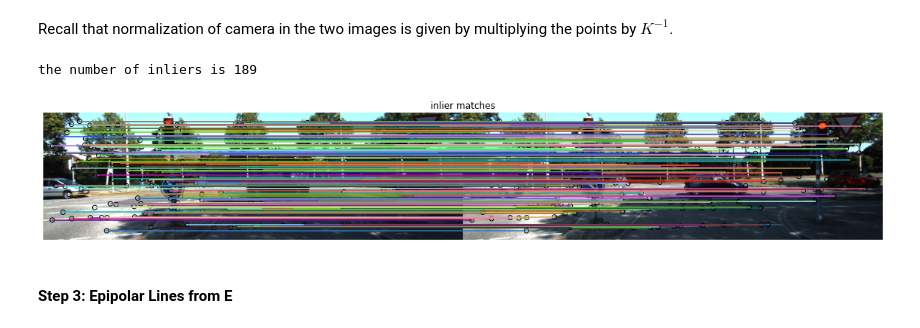
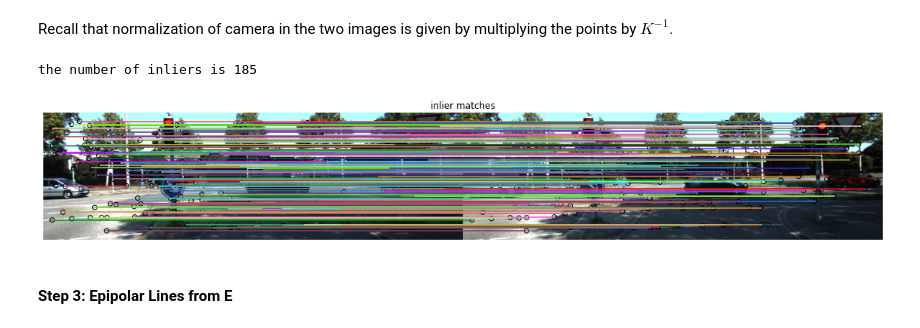
Before and after one commit to meixinzhang/rigid-moving-objects, a Jupyter notebook: rigid-moving-object.ipynb, the cells around one changed output. Drawn from its saved outputs; the diff is of its cells as text; code cells hidden in the pictures.

```diff
--- a/rigid-moving-object.ipynb
+++ b/rigid-moving-object.ipynb
@@ -101,51 +110,35 @@ the number of matches is 199
 # %% [markdown]
 Recall that normalization of camera in the two images is given by multiplying the points by $K^{-1}$.
 # %%
-# ptsL, ptsR = matchedpoints_to_pairpoints(keypointsL, keypointsR, matchesLR)
-ptsL1 = []
-ptsR1 = []
-for i in matchesLR:
-  ptsL1.append(keypointsL[i[0]])
-  ptsR1.append(keypointsR[i[1]])
-ptsL1 = np.array(ptsL1)
-ptsR1 = np.array(ptsR1)
+ptsL_inv, ptsR_inv = matchedpoints_to_pairpoints(keypointsL, keypointsR, matchesLR)
 # swapping columns using advanced indexing https://docs.scipy.org/doc/numpy/reference/arra
 # This changes point coordinates from (y,x) in ptsL1/ptsR1 to (x,y) in ptsL/ptsR
-ptsL = ptsL1[:,[1, 0]]
-ptsR = ptsR1[:,[1, 0]]
+ptsL, ptsR = ptsL_inv[:,[1, 0]], ptsR_inv[:,[1, 0]]
 
-# normalization of points in two images using K (intrinsic parameters) e.g. in the following three steps
-# a. convert original points to homogeneous 3-vectors (append "1" as a 3rd coordinate using np.append function)
-ptsL_homogeneous = np.column_stack((ptsL, np.ones(ptsL.shape[0])))
-ptsR_homogeneous = np.column_stack((ptsR, np.ones(ptsR.shape[0])))
-# b. transform the point by applying the inverse of K
-K_inverse = la.inv(K)
-n_ptsL_homogenous = np.matmul(K_inverse, ptsL_homogeneous.T).T
-n_ptsR_homogenous = np.matmul(K_inverse, ptsR_homogeneous.T).T
-# c. convert homogeneous 3-vectors to 2-vectors (in R2)
-# since the inverse of K the last row is [0, 0, 1], the scale is not changed
-n_ptsL = n_ptsL_homogenous[:, :2]
-n_ptsR = n_ptsR_homogenous[:, :2]
+n_ptsL = camera_calib_nomalization(ptsL, K)
+n_ptsR = camera_calib_nomalization(ptsR, K)
 
-# REPLACE HERE RANSAC BY UFL
+# TODO: REPLACE HERE RANSAC BY UFL
 # robustly estimate essential matrix using normalized points and RANSAC
-E_trans, E_inliers = ransac((n_ptsL, n_ptsR), EssentialMatrixTransform, min_samples=8, residual_threshold=0.0005, max_trials=5000)
+E_trans, E_inliers = ransac((n_ptsL, n_ptsR), EssentialMatrixTransform, min_samples=8, residual_threshold=0.0001, max_trials=5000)
 num_inliers = np.sum(E_inliers)
 print ('the number of inliers is {:2d}'.format(num_inliers))
+# Singular values for E
+E = E_trans.params
 
 ind = np.ogrid[:n_ptsL.shape[0]]
 EmatchesRansac = np.column_stack((ind[E_inliers],ind[E_inliers]))
 
 fig = plt.figure(5,figsize = (20, 8))
 axA = plt.subplot(111)
 axA.set_title("inlier matches")
 plt.gray()
 # NOTE: function "plot matches" expects that keypoint coordinates are given as (y,x), that is (row, col)
-plot_matches(axA, imL, imR, ptsL1, ptsR1, EmatchesRansac) #, matches_color = 'r')
+plot_matches(axA, imL, imR, ptsL_inv, ptsR_inv, EmatchesRansac)
 axA.axis('off')
 plt.show()
 # %% [output]
-the number of inliers is 189
+the number of inliers is 185
-[figure, old version]
+[figure, new version]
 # %% [markdown]
 #### Step 3: Epipolar Lines from E
```
Also changed, not shown: parts of 18 cells of this notebook, 1 other file.
